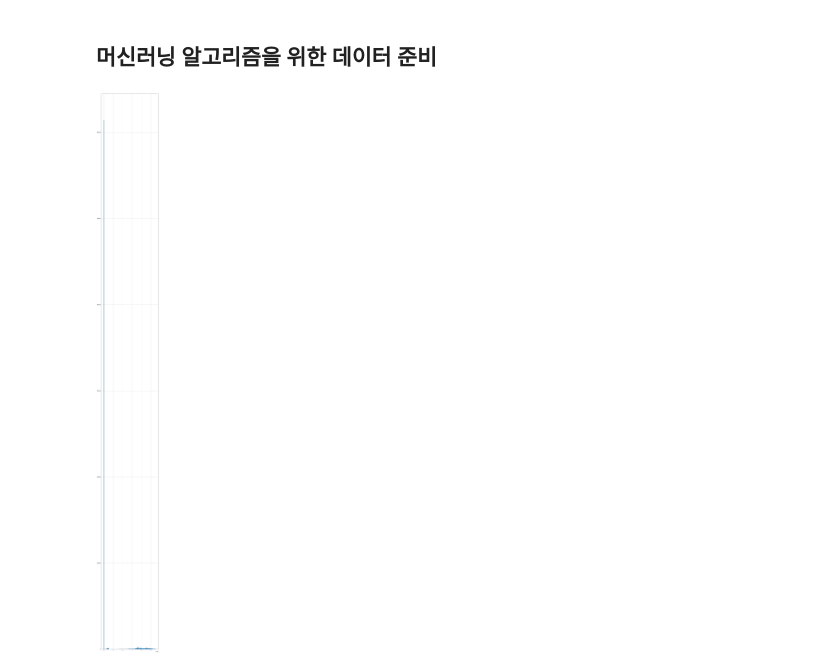
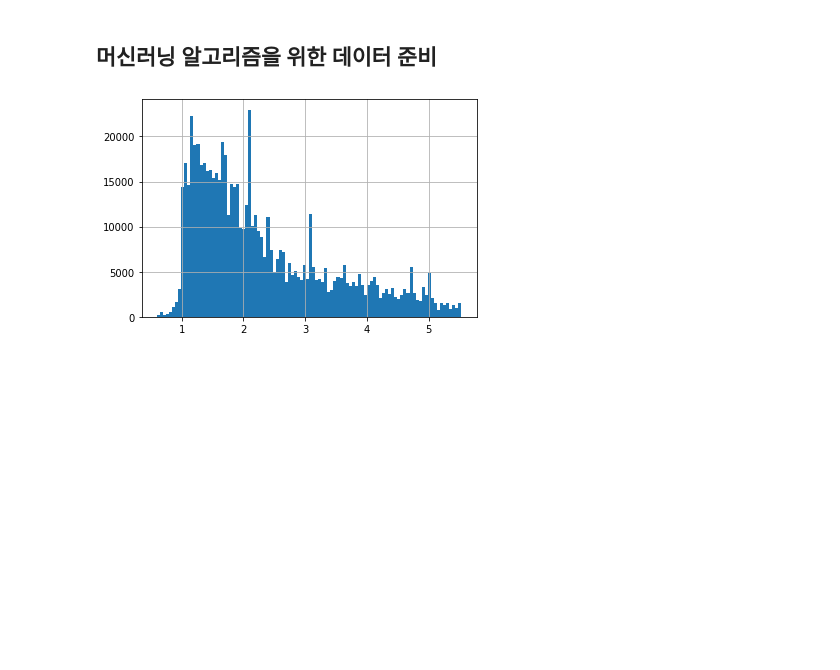
Before and after one commit to sjin0911/Hands-on-Machine-Learning, a Jupyter notebook: MLproject.ipynb, the cells around one changed output. Drawn from its saved outputs; the diff is of its cells as text; code cells hidden in the pictures; blank space fills up the shorter version.

```diff
--- a/MLproject.ipynb
+++ b/MLproject.ipynb
@@ -82,5 +82,5 @@ data=pd.read_csv('quality-prediction-in-a-mining-process/MiningProcess_Flotation
 # %%
 for col in data.columns:
     if col!='date':
-        data[col]=data[col].str.replace(',','')
+        data[col]=data[col].str.replace(',','.')
         data[col]=data[col].astype('float64')
@@ -98,3 +117,3 @@ data.head()
 5 rows × 24 columns
 # %%
-data.info()
+data['date']=data['date'].astype({'date':'float'})
@@ -186,7 +187,7 @@ data["% Iron Feed"].hist(bins=100)
 # %%
 data["% Iron Feed cat"]=pd.cut(data["% Iron Feed"],
-                              bins=[0.,1000,2000,3000,4000,5000,6000,np.inf],
-                              labels=[1,2,3,4,5,6,7])
+                              bins=[0.,45,50,55,60,65,np.inf],
+                              labels=[1,2,3,4,5,6])
 # %%
 import matplotlib.pyplot as plt
 data["% Iron Feed cat"].value_counts().sort_index().plot.bar(rot=0,grid=True)
@@ -339,8 +291,8 @@ Silica_labels=strat_train_set["% Silica Concentrate"].copy()
 # %%
-Silica_labels.hist(bins=100, figsize=(10,100))
+Silica_labels.hist(bins=100)
 plt.show()
 # %% [output]
-[figure, old version]
+[figure, new version]
 # %%
 #가장 간단한 특성 스케일링 방법 - 정규화
 from sklearn.preprocessing import MinMaxScaler
```
Also changed, not shown: parts of 33 cells of this notebook.
